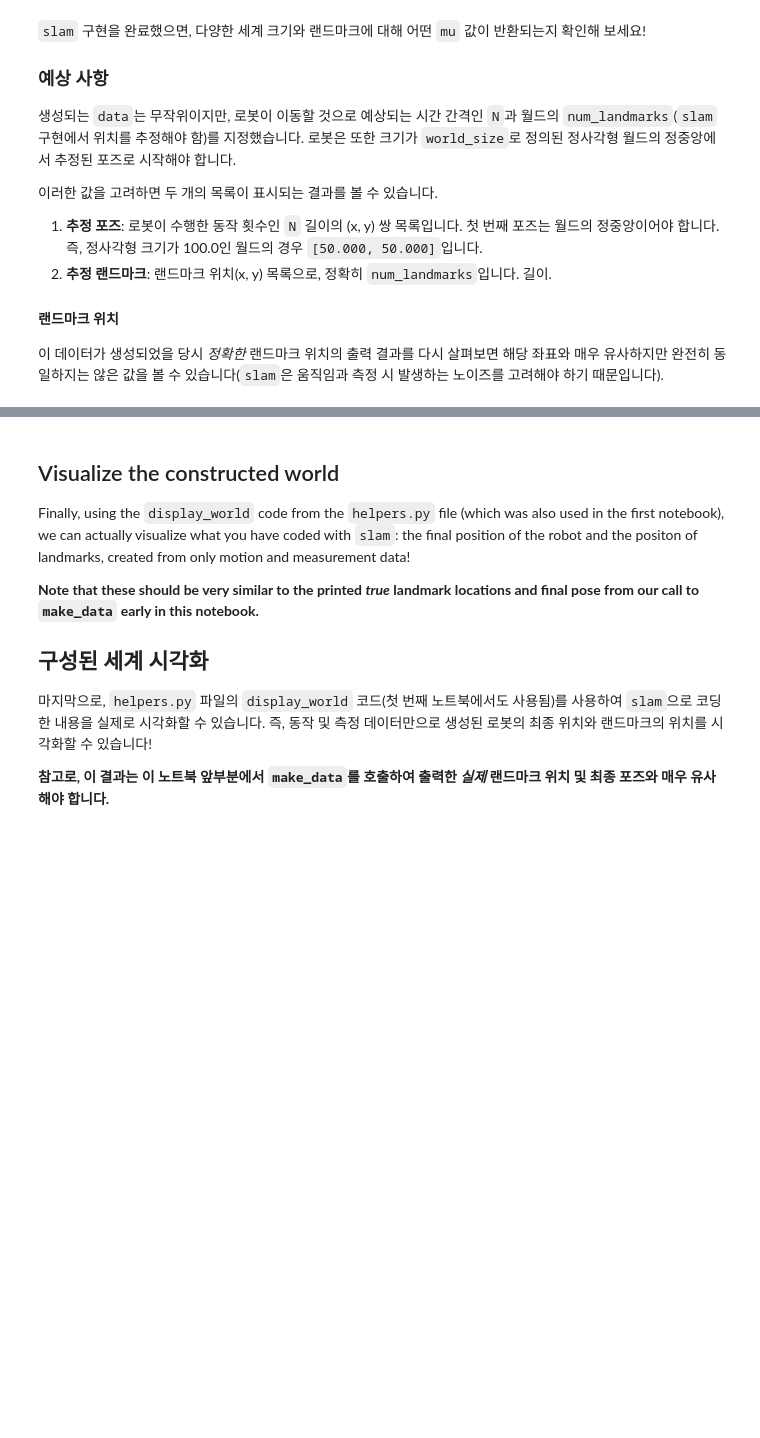
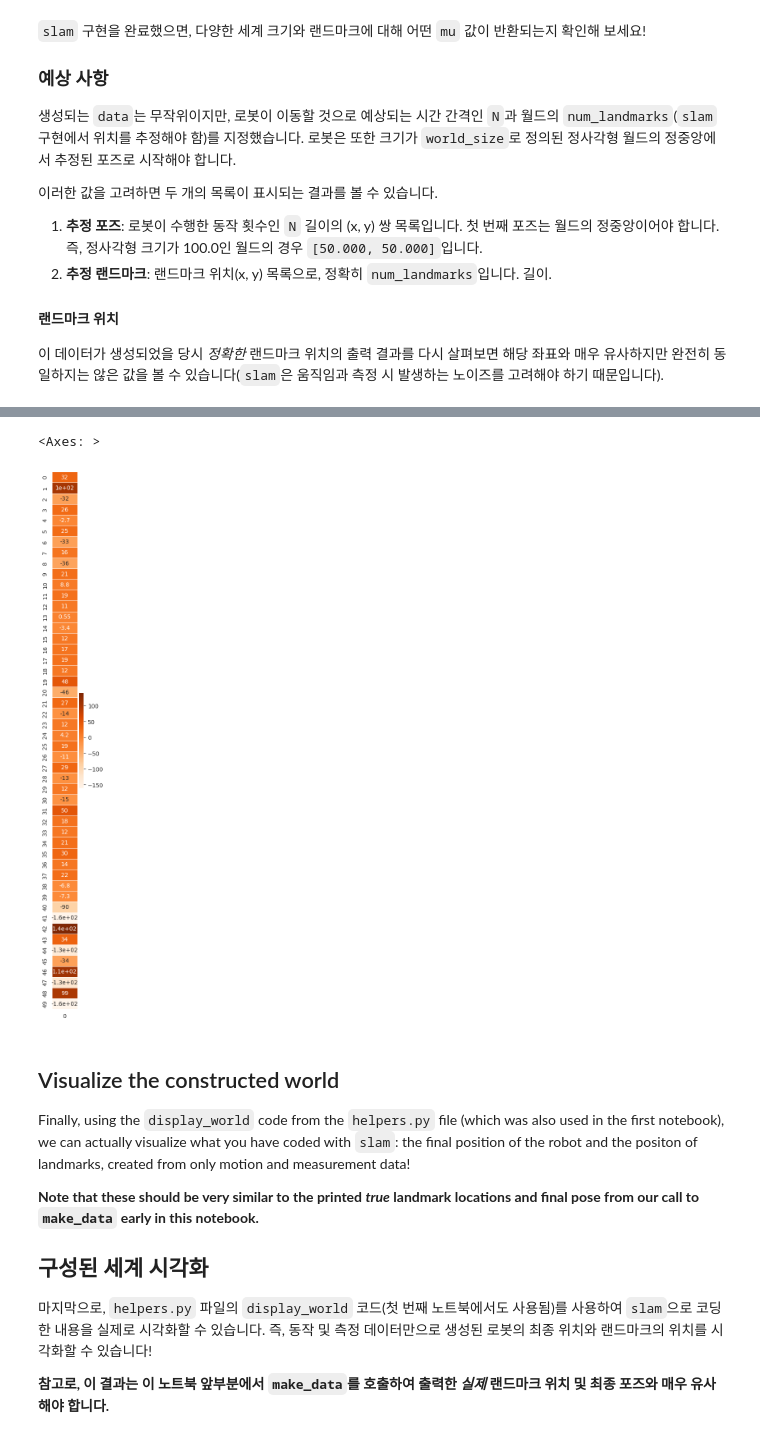
Before and after one commit to aaronkr-classroom/7-graph-slam-zzammin22, a Jupyter notebook: P3_Implement_SLAM-master/3. Landmark Detection and Tracking.ipynb, the cells around one changed output, grey strips where cells are left out. Saved outputs shown, nothing was run; the diff lists cells and outputs as text; code cells hidden in the pictures; blank space fills up the shorter version.

```diff
--- a/P3_Implement_SLAM-master/3. Landmark Detection and Tracking.ipynb
+++ b/P3_Implement_SLAM-master/3. Landmark Detection and Tracking.ipynb
@@ -404,3 +493,10 @@ if(mu is not None):
+# %%
+#XI 시각화
+plt.rcParams["figure.figsize"]=(1,17)
+sns.heatmap(DataFrame(xi), cmap='Oranges', annot=True, linewidths=0.5)
+# %% [output]
+<Axes: >
+[figure, added]
 # %% [markdown]
 ## Visualize the constructed world
 
```
Also changed, not shown: parts of 15 cells of this notebook.
